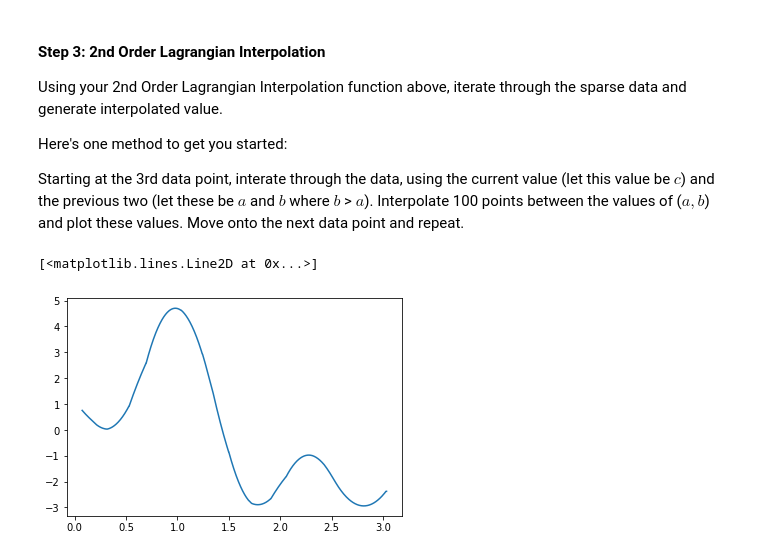
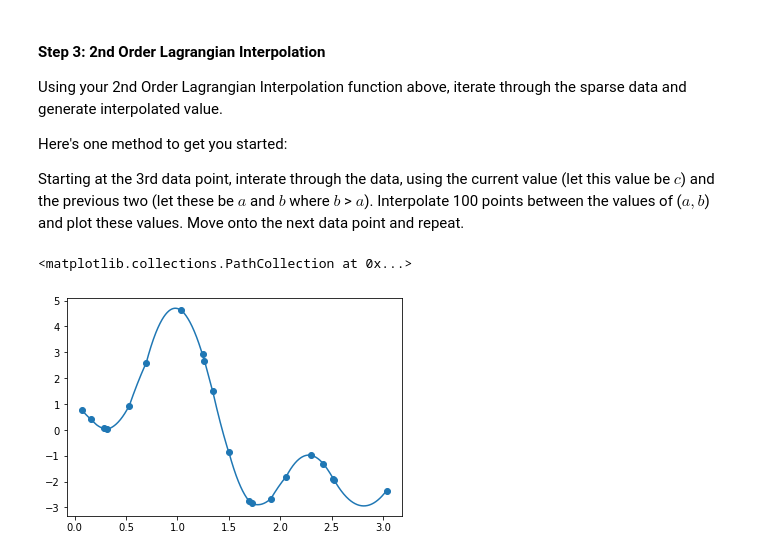
Before and after one commit to nbasu1/capstone-physics, a Jupyter notebook: Interpolation.ipynb, the cells around one changed output. Cells and saved outputs as stored; diff of their text form; code cells hidden in the pictures.

```diff
--- a/Interpolation.ipynb
+++ b/Interpolation.ipynb
@@ -56,9 +56,11 @@ Plot your function. Using a scatter plot, plot at least three x, y points genera
 # %%
 # To Do: Plot your function with at least three interpolated values
 
-x = np.array([0,1,2,3,4,5,6,7,8,9])
+x = np.array([0,1,2,3,4,5])
 y = np.array([])
-for i in range(10):
-    y = np.append(y, linear_interpolation(i, 0, my_function(0), 11, my_function(11)))
+for i in range(6):
+    y = np.append(y, linear_interpolation(i, 0, my_function(0), 5, my_function(5)))
 plt.plot(x, y)
+plt.scatter(0, my_function(0))
+plt.scatter(5, my_function(5))
 # %% [output]
@@ -122,6 +124,9 @@ Plot your function and using a scatter plot, plot at least three x, y points gen
 x = np.array([0,1,2,3,4,5,6,7,8,9])
 y = np.array([])
 for i in range(10):
-    y = np.append(y, lagrangian_interpolation(i, -1, my_function(-1), 11, my_function(11), 20, my_function(20)))
+    y = np.append(y, lagrangian_interpolation(i, 0, my_function(0), 5, my_function(5), 9, my_function(9)))
 plt.plot(x, y)
+plt.scatter(0, my_function(0))
+plt.scatter(5, my_function(5))
+plt.scatter(9, my_function(9))
 # %% [output]
@@ -186,32 +192,34 @@ Starting at the 3rd data point, interate through the data, using the current val
 # To Do: Generate and plot interpolated data
 x = data[0]
 fx = data[1]
 x_new = np.array([])
 fx_new = np.array([])
 
 for i in range(20):
     if i < 18:
         a = x[i]
         fa = fx[i]
         j = i + 1
         b = x[j]
         fb = fx[j]
         j = j + 1
         c = x[j]
         fc = fx[j]
         x_new = np.append(x_new, a)
         fx_new = np.append(fx_new, fa)
         for k in range(100):
             x_new = np.append(x_new, a + (k+1)*(b-a)/101)
             fx_new = np.append(fx_new, lagrangian_interpolation(a + (k+1)*(b-a)/100, a, fa, b, fb, c, fc))
 x_new = np.append(x_new, b)
 fx_new = np.append(fx_new, fb)
 for k in range(100):
     x_new = np.append(x_new, b + (k+1)*(c-b)/101)
     fx_new = np.append(fx_new, lagrangian_interpolation(b + (k+1)*(c-b)/100, a, fa, b, fb, c, fc))
 x_new = np.append(x_new, c)
 fx_new = np.append(fx_new, fc)
 plt.plot(x_new, fx_new)
+
+plt.scatter(data[0], data[1])
 # %% [output]
-[<matplotlib.lines.Line2D at 0x...>]
+<matplotlib.collections.PathCollection at 0x...>
-[figure, old version]
+[figure, new version]
```
Also changed, not shown: parts of 3 cells of this notebook.
